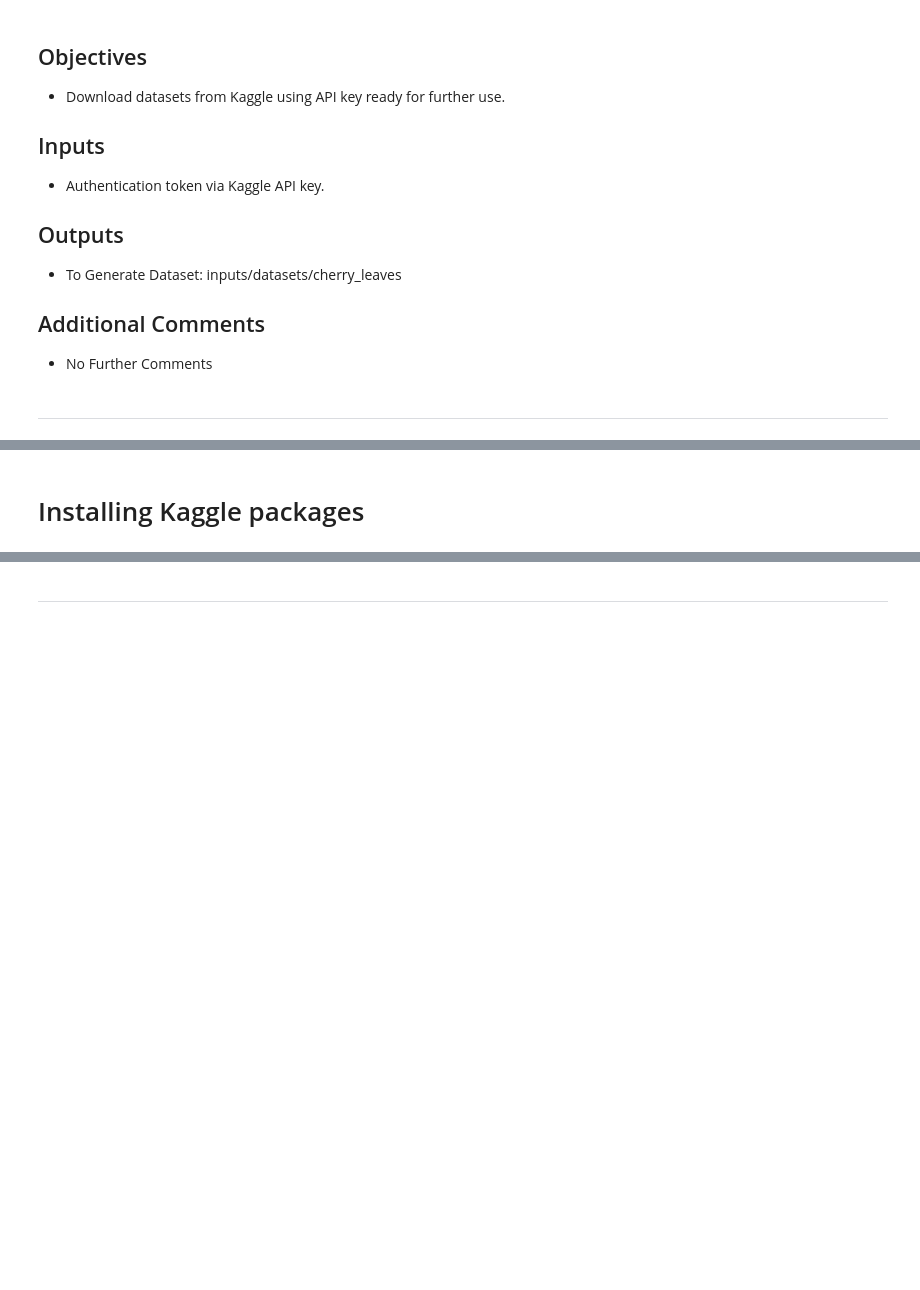
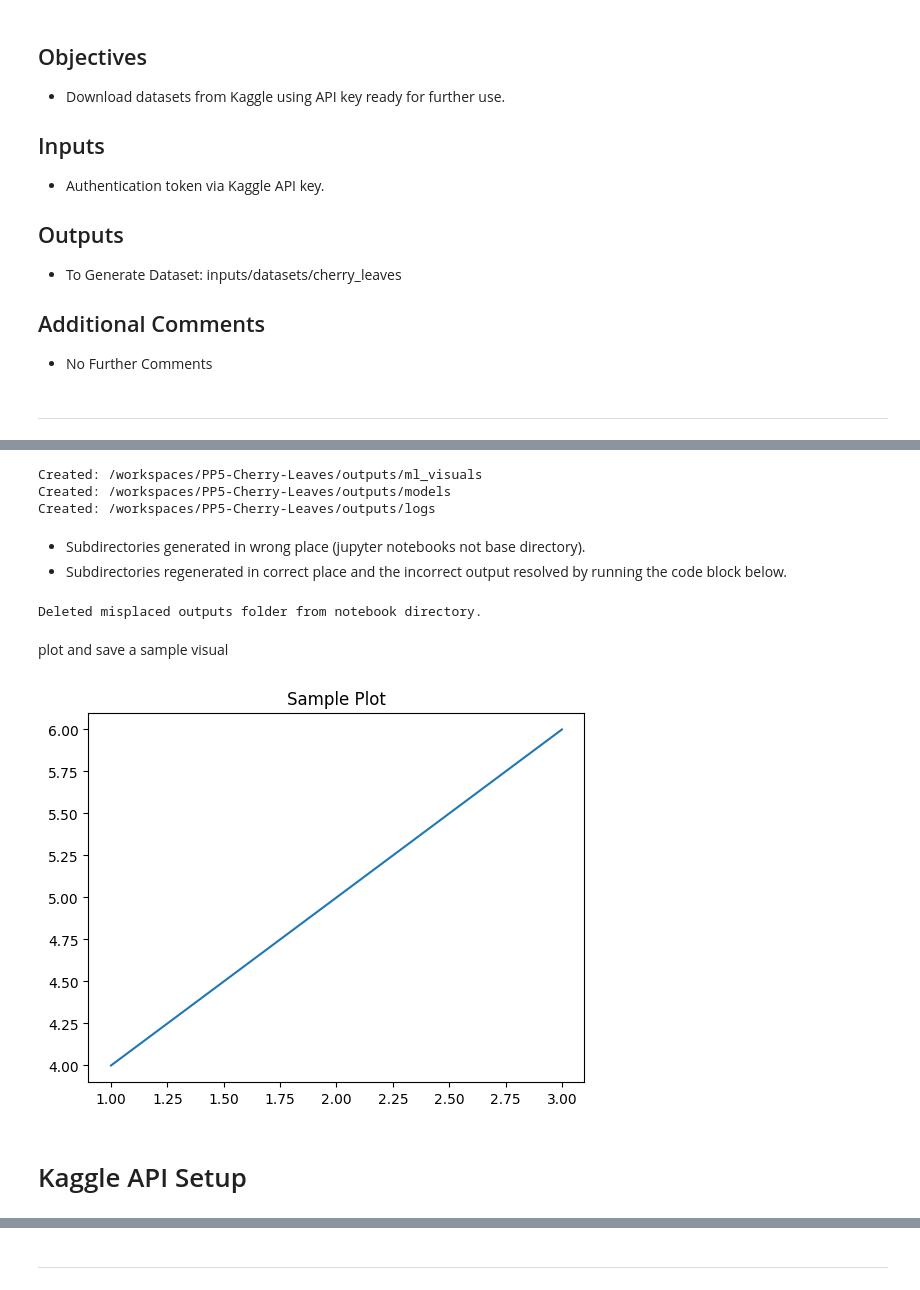
Before and after one commit to BeeBeeBethC/PP5-Cherry-Leaves, a Jupyter notebook: jupyter_notebooks/01-Data_Collections.ipynb, the cells around one changed output, grey strips where cells are left out. Saved outputs shown, nothing was run; the diff lists cells and outputs as text; code cells hidden in the pictures; blank space fills up the shorter version.

Commit message:
refines notebook 1, moves yaml file to git ignore, adds sub directories, creates sample plots

```diff
--- a/jupyter_notebooks/01-Data_Collections.ipynb
+++ b/jupyter_notebooks/01-Data_Collections.ipynb
@@ -40,0 +48,9 @@ current_dir
+# %%
+def load_config(config_file="config.yaml"):
+    """
+    Load configuration from a YAML file
+    """
+    with open(config_file, "r") as f:
+        config = yaml.safe_load(f)
+
+    return config
@@ -40,0 +59,21 @@ current_dir
+# %%
+# Load the configuration
+config = load_config(config_file="/workspaces/PP5-Cherry-Leaves/config.yaml")
+
+# Access the paths from the config dictionary
+base_dir = config['base_dir']
+outputs_dir = config['outputs_dir']
+input_dir = config['input_folder']
+processed_data_path = config['processed_images_path']
+dataset_zip_path = config['dataset_zip_name']
+dataset_extract_path = config['dataset_extract_name']
+dataset_name = config['dataset_name']
+
+# Print out the paths for confirmation
+print(f"Base Directory: {base_dir}")
+print(f"Output Directory: {outputs_dir}")
+print(f"Input Directory: {input_dir}")
+print(f"Processed Data Path: {processed_data_path}")
+print(f"Zip path: {dataset_zip_path}")
+print(f"Extract Path: {dataset_extract_path}")
+print(f"Dataset Name: {dataset_name}")
@@ -41,2 +96,47 @@ current_dir
+# %%
+subdirectories = ["ml_visuals", "models", "logs"]
+
+for subdir in subdirectories:
+    full_path = os.path.join(base_dir, "outputs", subdir)
+    os.makedirs(full_path, exist_ok=True)
+    print(f"Created: {full_path}")
+# %% [output]
+Created: /workspaces/PP5-Cherry-Leaves/outputs/ml_visuals
+Created: /workspaces/PP5-Cherry-Leaves/outputs/models
+Created: /workspaces/PP5-Cherry-Leaves/outputs/logs
+# %% [markdown]
+- Subdirectories generated in wrong place (jupyter notebooks not base directory).
+- Subdirectories regenerated in correct place and the incorrect output resolved by running the code block below.
+# %%
+incorrect_outputs = os.path.join(os.getcwd(), "outputs")
+correct_outputs = os.path.join(base_dir, "outputs")
+
+# Only move if it's in the wrong place
+if os.path.exists(incorrect_outputs) and not os.path.exists(correct_outputs):
+    shutil.move(incorrect_outputs, correct_outputs)
+    print(f"Moved outputs to: {correct_outputs}")
+elif os.path.exists(incorrect_outputs):
+    shutil.rmtree(incorrect_outputs)
+    print("Deleted misplaced outputs folder from notebook directory.")
+# %% [output]
+Deleted misplaced outputs folder from notebook directory.
+# %% [markdown]
+plot and save a sample visual
+# %%
+# Save it with a timestamp
+timestamp = datetime.datetime.now().strftime("%Y-%m-%d_%H-%M-%S")
+
+# Fix the path by joining with base_dir
+visuals_dir = os.path.join(base_dir, "outputs", "ml_visuals")
+os.makedirs(visuals_dir, exist_ok=True)  # Ensure it exists
+
+# Create a simple plot for demonstration
+plt.plot([1, 2, 3], [4, 5, 6])
+plt.title('Sample Plot')
+
+# Save plot using absolute path
+plt.savefig(os.path.join(visuals_dir, f"sample_plot_{timestamp}.png"))
+# %% [output]
+[figure, added]
 # %% [markdown]
-# Installing Kaggle packages
+# Kaggle API Setup
```
Also changed, not shown: parts of 24 cells of this notebook, 4 other files.
